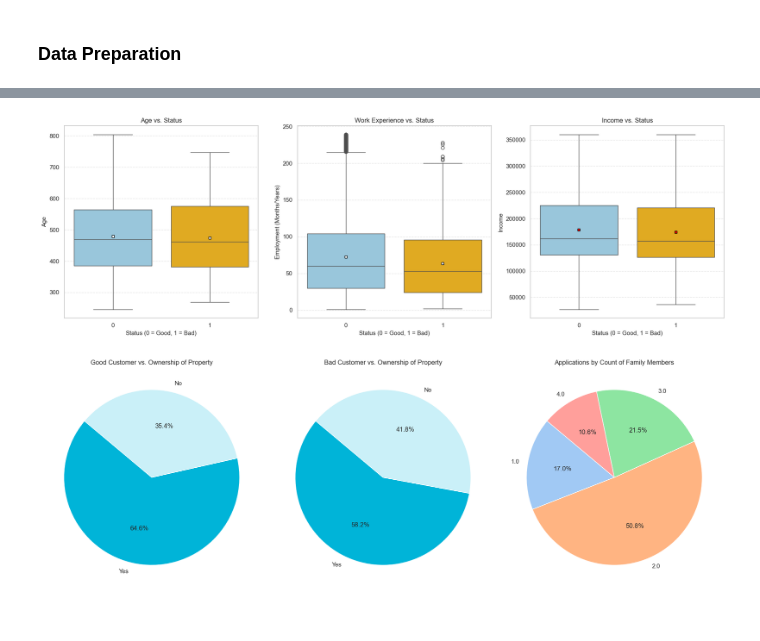
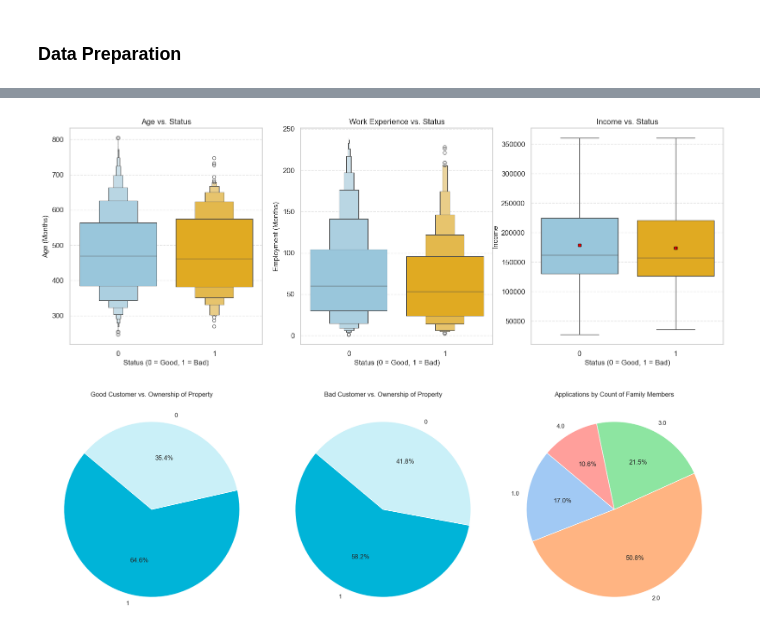
Before and after one commit to tomasromeiro/COMP0050_Group_3, a Jupyter notebook: eda_project.ipynb, the cells around one changed output, grey strips where cells are left out. Saved outputs shown, nothing was run; the diff lists cells and outputs as text; code cells hidden in the pictures.

```diff
--- a/eda_project.ipynb
+++ b/eda_project.ipynb
@@ -22 +72,3 @@ The above is taken from https://www.kaggle.com/code/rikdifos/eda-vintage-analysi
+# %%
+app_record = app_record.groupby('ID').filter(lambda x: len(x) == 1)
 # %%
@@ -209,114 +254,86 @@ print("After outlier removal:", app_record_clean.shape)
 Original merged data shape: (36457, 19)
 After outlier removal: (26663, 19)
 # %%
-# 1) Create a working DataFrame from your cleaned data
-df = app_record_clean.copy()
-
 # Convert DAYS_BIRTH (negative day count) to a positive month count
 # Using 30.4 days per month for a more precise conversion
-if 'DAYS_BIRTH' in df.columns:
-    df['age'] = (-df['DAYS_BIRTH'] / 30.4).round(0)  # Round to whole months
+if 'DAYS_BIRTH' in app_record_clean.columns:
+    app_record_clean['age_months'] = (-app_record_clean['DAYS_BIRTH'] / 30.4).round(0)  # Round to whole months
 
 # Convert DAYS_EMPLOYED (negative day count) to a positive month count
-if 'DAYS_EMPLOYED' in df.columns:
-    df['work_experience'] = (-df['DAYS_EMPLOYED'] / 30.4).round(0)
+if 'DAYS_EMPLOYED' in app_record_clean.columns:
+    app_record_clean['employment_months'] = (-app_record_clean['DAYS_EMPLOYED'] / 30.4).round(0)
 
-# If FLAG_OWN_REALTY is Y/N, map it to Yes/No
-if 'FLAG_OWN_REALTY' in df.columns:
-    df['FLAG_OWN_REALTY'] = df['FLAG_OWN_REALTY'].map({'Y': 'Yes', 'N': 'No'})
-
-# Keep only the columns needed for the final visuals
-needed_columns = [
-    'age',
-    'work_experience',
-    'AMT_INCOME_TOTAL',
-    'FLAG_OWN_REALTY',
-    'CNT_FAM_MEMBERS',
-    'target'
-]
-
-df = df[needed_columns].dropna()
-
-print("Preview of final DataFrame:\n", df.head())
+print("Preview of final DataFrame:\n", app_record_clean.head())
 
 sns.set_style("whitegrid")
 fig, axes = plt.subplots(1, 3, figsize=(18, 6))
 
-# Box Plot 1: Age vs. Status
-sns.boxplot(
-    data=df,
+# 1) Age vs. Status (Boxen Plot)
+sns.boxenplot(
+    data=app_record_clean,
     x='target',
-    y='age',
-    ax=axes[0],
-    palette=['#8ecae6', '#ffb703'],  # Good vs. Bad color
-    hue=None,  # explicitly set hue to None to avoid palette warning
-    showmeans=True,
-    meanprops={
-        'marker': 's',
-        'markerfacecolor': 'white',
-        'markeredgecolor': 'black',
-        'markersize': 5
-    }
+    y='age_months',
+    hue='target',
+    palette=['#8ecae6', '#ffb703'],
+    ax=axes[0]
 )
 axes[0].set_title("Age vs. Status", fontsize=12)
 axes[0].set_xlabel("Status (0 = Good, 1 = Bad)", fontsize=11)
-axes[0].set_ylabel("Age", fontsize=11)
+axes[0].set_ylabel("Age (Months)", fontsize=11)
 axes[0].grid(True, which='major', axis='y', linestyle='--', alpha=0.5)
 axes[0].grid(False, which='major', axis='x')
+if axes[0].get_legend() is not None:
+    axes[0].legend_.remove()
 
-# Box Plot 2: Work Experience vs. Status
-sns.boxplot(
-    data=df,
+# 2) Work Experience vs. Status (Boxen Plot)
+sns.boxenplot(
+    data=app_record_clean,
     x='target',
-    y='work_experience',
-    ax=axes[1],
+    y='employment_months',
+    hue='target',
     palette=['#8ecae6', '#ffb703'],
-    hue=None,  # explicitly set hue to None
-    showmeans=True,
-    meanprops={
-        'marker': 's',
-        'markerfacecolor': 'white',
-        'markeredgecolor': 'black',
-        'markersize': 5
-    }
+    ax=axes[1]
 )
 axes[1].set_title("Work Experience vs. Status", fontsize=12)
 axes[1].set_xlabel("Status (0 = Good, 1 = Bad)", fontsize=11)
-axes[1].set_ylabel("Employment (Months/Years)", fontsize=11)
+axes[1].set_ylabel("Employment (Months)", fontsize=11)
 axes[1].grid(True, which='major', axis='y', linestyle='--', alpha=0.5)
 axes[1].grid(False, which='major', axis='x')
+if axes[1].get_legend() is not None:
+    axes[1].legend_.remove()
+
 
 # Box Plot 3: Income vs. Status (with red square for average)
 sns.boxplot(
-    data=df,
+    data=app_record_clean,
     x='target',
     y='AMT_INCOME_TOTAL',
-    ax=axes[2],
+    hue='target',  # same as x
     palette=['#8ecae6', '#ffb703'],
-    hue=None,  # explicitly set hue to None
     showmeans=True,
     meanprops={
         'marker': 's',
         'markerfacecolor': 'red',  # specifically red for the mean
         'markeredgecolor': 'black',
         'markersize': 5
-    }
+    },
+    ax=axes[2]
 )
 axes[2].set_title("Income vs. Status", fontsize=12)
 axes[2].set_xlabel("Status (0 = Good, 1 = Bad)", fontsize=11)
 axes[2].set_ylabel("Income", fontsize=11)
 axes[2].grid(True, which='major', axis='y', linestyle='--', alpha=0.5)
 axes[2].grid(False, which='major', axis='x')
+if axes[2].get_legend() is not None:
+    axes[2].legend_.remove()
 
-plt.tight_layout()
-plt.show()
 
 # ========== 2) Pie Charts for Property Ownership (Good vs. Bad) and Family Size ==========
 
 fig, axes = plt.subplots(1, 3, figsize=(18, 6))
 
 # (a) Good Customers vs. Ownership of Property
-good_ownership = df[df['target'] == 0]['FLAG_OWN_REALTY'].value_counts()
+good_ownership = app_record_clean[app_record_clean['target'] == 0]['FLAG_OWN_REALTY'].value_counts()
 axes[0].pie(
     good_ownership.values,
     labels=good_ownership.index,
@@ -327,7 +344,7 @@ axes[0].pie(
 axes[0].set_title("Good Customer vs. Ownership of Property", fontsize=12)
 
 # (b) Bad Customers vs. Ownership of Property
-bad_ownership = df[df['target'] == 1]['FLAG_OWN_REALTY'].value_counts()
+bad_ownership = app_record_clean[app_record_clean['target'] == 1]['FLAG_OWN_REALTY'].value_counts()
 axes[1].pie(
     bad_ownership.values,
     labels=bad_ownership.index,
@@ -338,7 +355,7 @@ axes[1].pie(
 axes[1].set_title("Bad Customer vs. Ownership of Property", fontsize=12)
 
 # (c) Applications by Family Members
-fam_counts = df['CNT_FAM_MEMBERS'].value_counts().sort_index()
+fam_counts = app_record_clean['CNT_FAM_MEMBERS'].value_counts().sort_index()
 axes[2].pie(
     fam_counts.values,
     labels=fam_counts.index,
@@ -379,2 +388,2 @@ Passing `palette` without assigning `hue` is deprecated and will be removed in v
-[figure, old version]
+[figure, new version]
 [figure]
```
Also changed, not shown: parts of 20 cells of this notebook.
